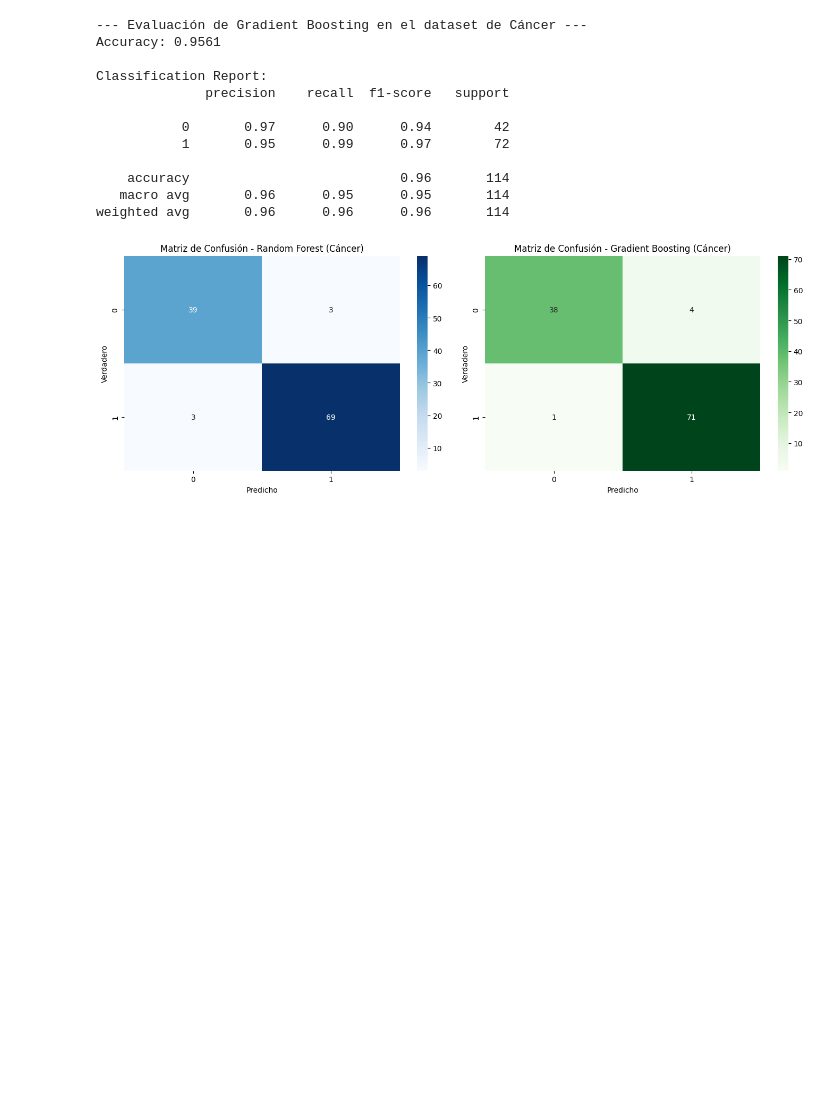
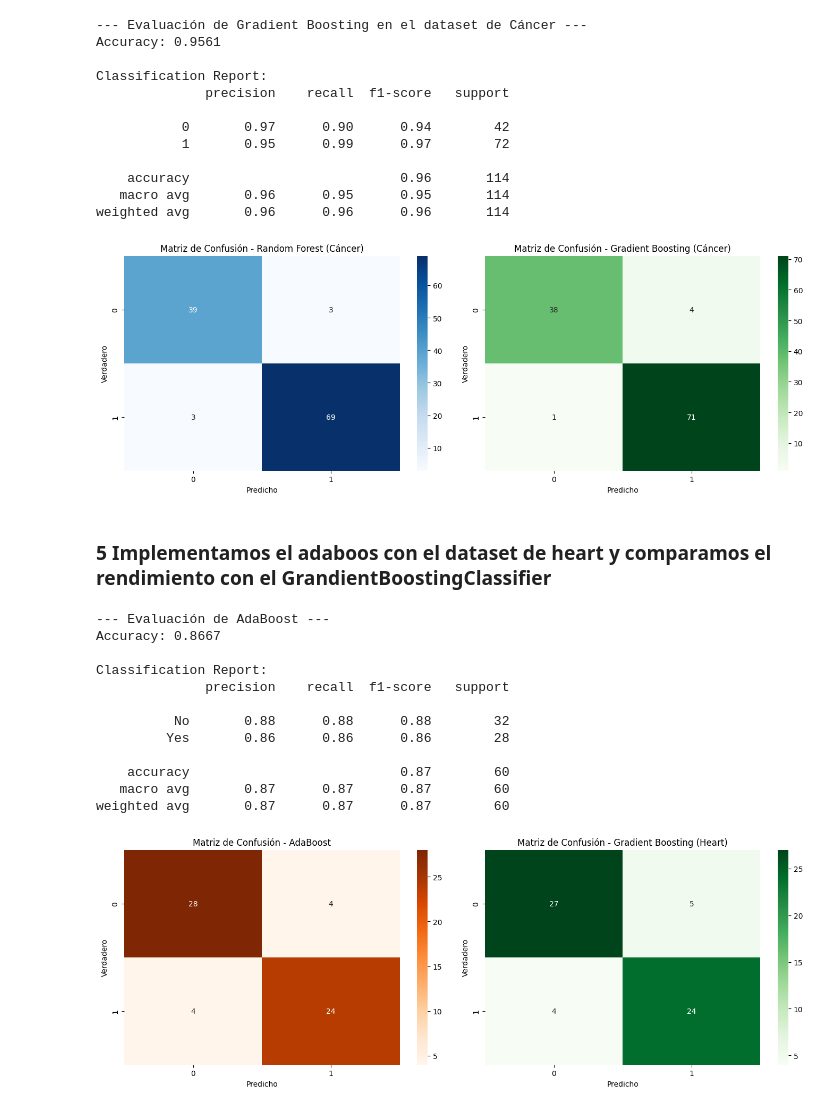
Before and after one commit to marcopadila/Aprendizaje1, a Jupyter notebook: clase06/notebook_06-carlos.ipynb, the cells around one changed output. Cells and saved outputs as stored; diff of their text form; code cells hidden in the pictures; blank space fills up the shorter version.

```diff
--- a/clase06/notebook_06-carlos.ipynb
+++ b/clase06/notebook_06-carlos.ipynb
@@ -665,3 +665,56 @@ Classification Report:
    macro avg       0.96      0.95      0.95       114
 weighted avg       0.96      0.96      0.96       114
 [figure]
+# %% [markdown]
+### 5 Implementamos el adaboos con el dataset de heart y comparamos el rendimiento con el GrandientBoostingClassifier
+# %%
+# Creamos el adaboost con el dataset de heart
+from sklearn.ensemble import AdaBoostClassifier
+# Instanciar el clasificador de AdaBoost
+# n_estimators: número de árboles secuenciales.
+# base_estimator: el modelo base que se va a mejorar (a menudo un árbol de
+# decisión).
+# learning_rate: factor de contracción (shrinkage) para cada árbol.
+ada_model = AdaBoostClassifier(
+    n_estimators=100,
+    learning_rate=1.0,
+    random_state=42
+)
+# Entrenar el modelo
+ada_model.fit(X_train, y_train)
+# Realizar predicciones
+y_pred_ada = ada_model.predict(X_test)
+# Evaluar el rendimiento
+print("--- Evaluación de AdaBoost ---")
+print(f"Accuracy: {accuracy_score(y_test, y_pred_ada):.4f}")
+print("\nClassification Report:")
+print(classification_report(y_test, y_pred_ada))
+# Calcular matrices de confusión
+cm_ada = confusion_matrix(y_test, y_pred_ada)
+fig, axes = plt.subplots(1, 2, figsize=(14, 5))
+sns.heatmap(cm_ada, annot=True, fmt='d', cmap='Oranges', ax=axes[0])
+
+axes[0].set_title('Matriz de Confusión - AdaBoost')
+axes[0].set_xlabel('Predicho')
+axes[0].set_ylabel('Verdadero')
+
+sns.heatmap(cm_gb, annot=True, fmt='d', cmap='Greens', ax=axes[1])
+axes[1].set_title('Matriz de Confusión - Gradient Boosting (Heart)')
+axes[1].set_xlabel('Predicho')
+axes[1].set_ylabel('Verdadero')
+plt.tight_layout()
+plt.show()
+# %% [output]
+--- Evaluación de AdaBoost ---
+Accuracy: 0.8667
+
+Classification Report:
+              precision    recall  f1-score   support
+
+          No       0.88      0.88      0.88        32
+         Yes       0.86      0.86      0.86        28
+
+    accuracy                           0.87        60
+   macro avg       0.87      0.87      0.87        60
+weighted avg       0.87      0.87      0.87        60
+[figure, added]
```
